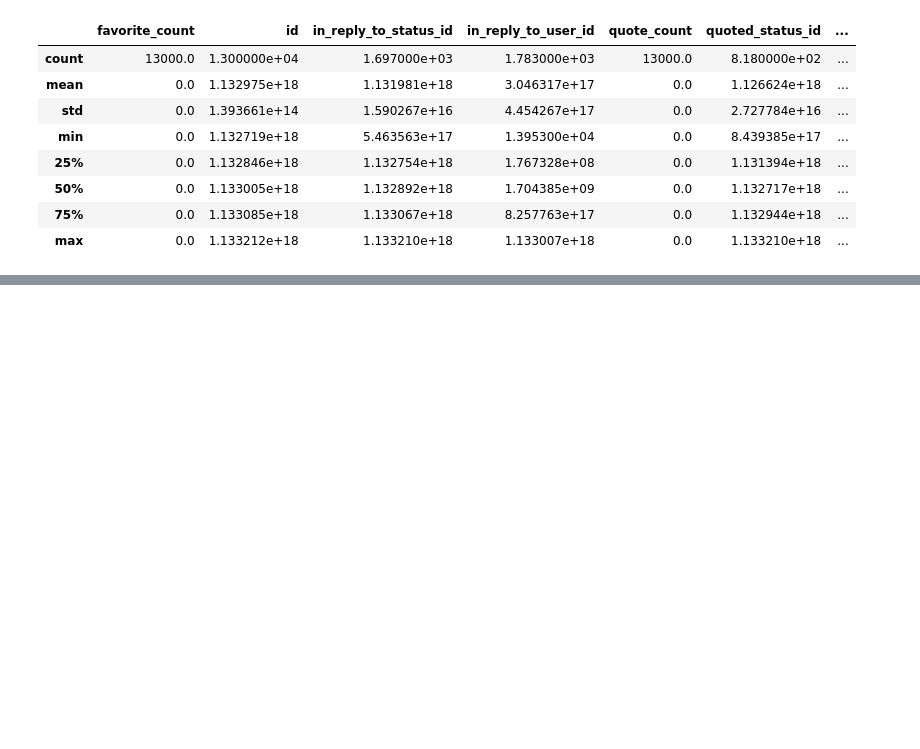
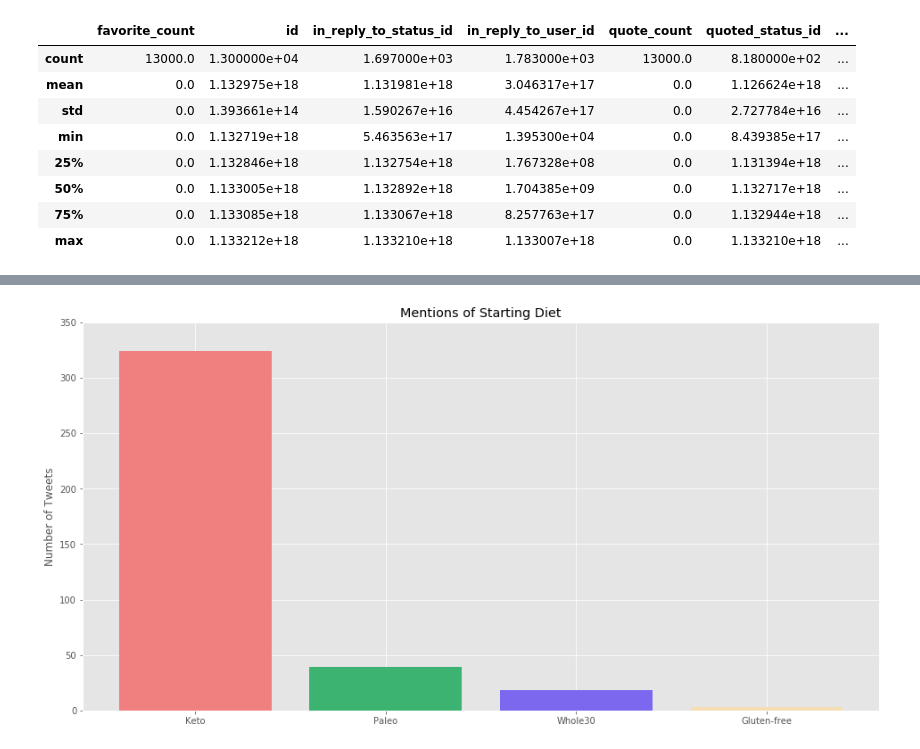
Before and after one commit to vinhttran/fad_diets, a Jupyter notebook: test_code.ipynb, the cells around one changed output, grey strips where cells are left out. Drawn from its saved outputs; the diff is of its cells as text; code cells hidden in the pictures; blank space fills up the shorter version.

```diff
--- a/test_code.ipynb
+++ b/test_code.ipynb
@@ -323,0 +292,7 @@ Name: text, Length: 200, dtype: object
+# %%
+def count_of_keywords_by(df, keyword, diet_list):
+    pd_tweets_en[keyword] = pd_tweets_en['text'].apply(lambda text: word_in_text(keyword, text))
+    count_list = []
+    for x in diet_list:
+        count_list.append( pd_tweets_en[pd_tweets_en[keyword] == True][x].value_counts()[True])
+    return count_list
@@ -323,0 +351,5 @@ Name: text, Length: 200, dtype: object
+# %%
+#Keyword = Start
+diet_list = ['keto','paleo','whole30', 'glutenfree'] #no mention of 'start' in lowfat or med diet
+start_count_list = count_of_keywords_by(pd_tweets_en, 'start', diet_list)
+start_count_list
@@ -323,0 +362,15 @@ Name: text, Length: 200, dtype: object
+# %%
+# Plot people who started diets (number of mentions in a tweet)
+diet_label = ['Keto', 'Paleo', 'Whole30', 'Gluten-free']
+
+x_pos = list(range(len(start_count_list)))
+fig, ax = plt.subplots(figsize = (16,8))
+plt.bar(diet_label, start_count_list, color=['lightcoral', 'mediumseagreen', 'mediumslateblue', 'wheat'])
+
+ax.set_ylim((0,350))
+ax.set_xticklabels(diet_label)
+ax.set_title('Mentions of Starting Diet')
+ax.set_ylabel('Number of Tweets')
+# fig.savefig('images/Start_fad_diet.png')
+# %% [output]
+[figure, added]
```
Also changed, not shown: parts of 135 cells of this notebook, 28 other files.
